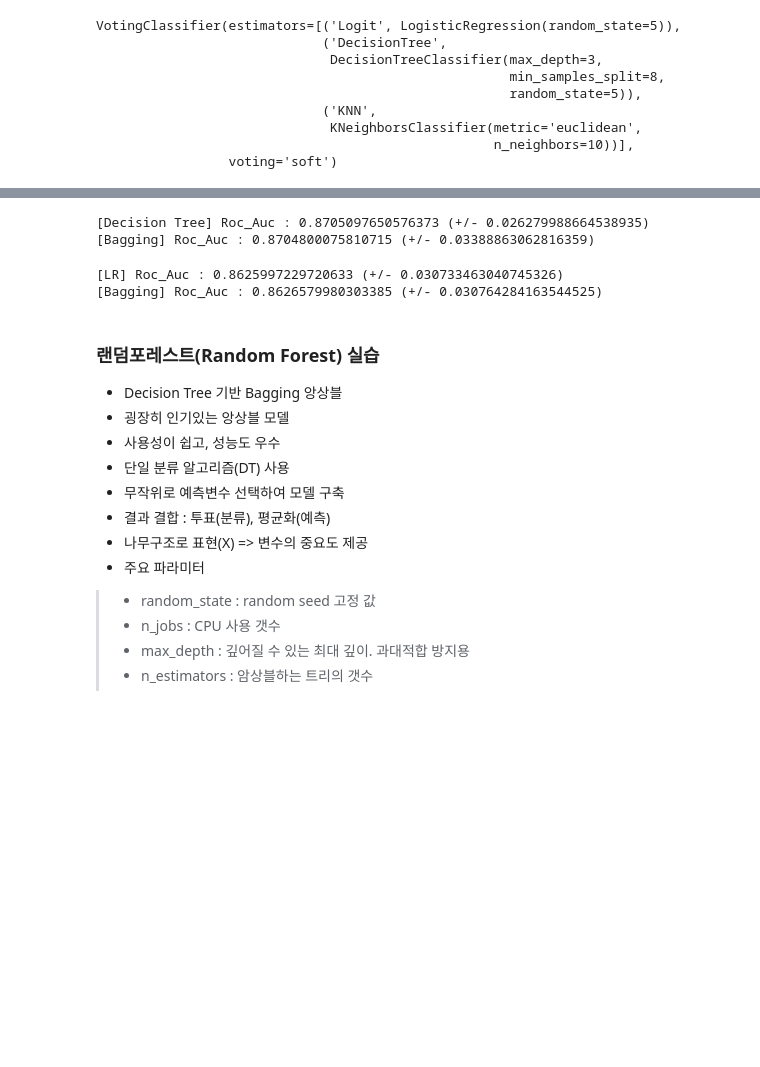
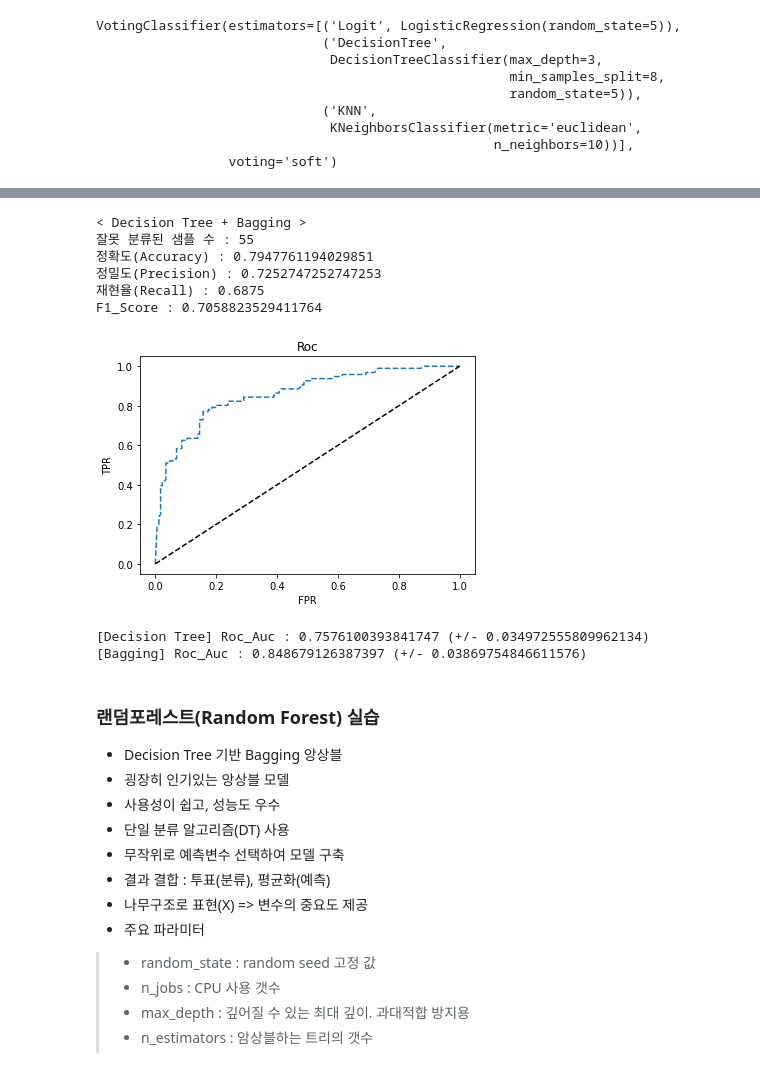
Before and after one commit to ksclown/How-to-use-GUI-in-Colab, a Jupyter notebook: [ML] Ensemble.ipynb, the cells around one changed output, grey strips where cells are left out. Saved outputs shown, nothing was run; the diff lists cells and outputs as text; code cells hidden in the pictures; blank space fills up the shorter version.

```diff
--- a/[ML] Ensemble.ipynb
+++ b/[ML] Ensemble.ipynb
@@ -346,0 +455,19 @@ all_clf = [dTree, bagging]
+# %%
+# 사용할 base model 선택 및 모델링 #
+#  DecisionTree 모델 사용
+dtree_model = DecisionTreeClassifier(random_state = 5)
+
+# 만든 모델을 기반으로 Bagging Model 설계
+bag_model = BaggingClassifier(
+  base_estimator = dtree_model, # 사용할 모델
+  n_estimators = 500, # 500개 동시 학습 # 모형의 갯수(시행할 횟수), 디폴트 10,
+  max_samples = 1.0,  # 들어가는 샘플의 한계 (들어가는 샘플 수는 랜덤임)
+  max_features = 1.0, # 하나의 예측기가 가져갈 수 있는 최대의 칼럼 갯수
+  bootstrap = True,  # 복원 추출 여부
+  bootstrap_features = False, # 칼럼 중복 사용 여부
+  n_jobs = -1, # 사용할 CPU 코어 수 지정 (None(=1)이 기본값, -1로 설정하면 모든 프로세서를 다 사용
+  random_state = 5
+)
+
+# 모델 학습
+bag_model.fit(X_train, Y_train)
@@ -347,10 +509,41 @@ all_clf = [dTree, bagging]
+# %%
+# 직접 확인
+print("< Decision Tree + Bagging >")
+print("잘못 분류된 샘플 수 : {}".format((y_pred != Y_test).sum()))
+print("정확도(Accuracy) : {}".format(accuracy_score(Y_test, y_pred)))
+print("정밀도(Precision) : {}".format(precision_score(y_true = Y_test, y_pred = y_pred)))
+print("재현율(Recall) : {}".format(recall_score(y_true = Y_test, y_pred = y_pred)))
+print("F1_Score : {}".format(f1_score(y_true = Y_test, y_pred = y_pred)))
+# %% [output]
+< Decision Tree + Bagging >
+잘못 분류된 샘플 수 : 55
+정확도(Accuracy) : 0.7947761194029851
+정밀도(Precision) : 0.7252747252747253
+재현율(Recall) : 0.6875
+F1_Score : 0.7058823529411764
+# %%
+# Roc 곡선을 위한 변수 생성 #
+fpr, tpr, thresholds = roc_curve(Y_test, bag_model.predict_proba(X_test)[:, 1])
+
+# Roc 곡선 #
+plt.plot(fpr, tpr, "--")
+plt.plot([0, 1], [0, 1], "k--")
+plt.plot([fpr], [tpr], "r-", ms = 10)
+plt.xlabel("FPR")
+plt.ylabel("TPR")
+plt.title("Roc")
+plt.show()
+# %% [output]
+[figure, added]
 # %%
-# 평가 #
-from sklearn.model_selection import cross_val_score
+# Auc로 평가 #
+clf_labels = ["Decision Tree", "Bagging"]
+
+all_clf = [dtree_model, bag_model]
 
 for clf, label in zip(all_clf, clf_labels) :
   scores = cross_val_score(estimator = clf, X = X_train, y = Y_train, cv = 5, scoring = "roc_auc")
   print("[{}] Roc_Auc : {} (+/- {})".format(label, scores.mean(), scores.std()))
 # %% [output]
-[Decision Tree] Roc_Auc : 0.8705097650576373 (+/- 0.026279988664538935)
-[Bagging] Roc_Auc : 0.8704800075810715 (+/- 0.03388863062816359)
+[Decision Tree] Roc_Auc : 0.7576100393841747 (+/- 0.034972555809962134)
+[Bagging] Roc_Auc : 0.848679126387397 (+/- 0.03869754846611576)
@@ -376,10 +550,3 @@ all_clf = [lr_model, bagging]
-# %%
-for clf, label in zip(all_clf, clf_labels) :
-  scores = cross_val_score(estimator = clf, X = X_train, y = Y_train, cv = 5, scoring = "roc_auc")
-  print("[{}] Roc_Auc : {} (+/- {})".format(label, scores.mean(), scores.std()))
-# %% [output]
-[LR] Roc_Auc : 0.8625997229720633 (+/- 0.030733463040745326)
-[Bagging] Roc_Auc : 0.8626579980303385 (+/- 0.030764284163544525)
 # %% [markdown]
 ### 랜덤포레스트(Random Forest) 실습
 
```
Also changed, not shown: parts of 35 cells of this notebook, 3 other files.
